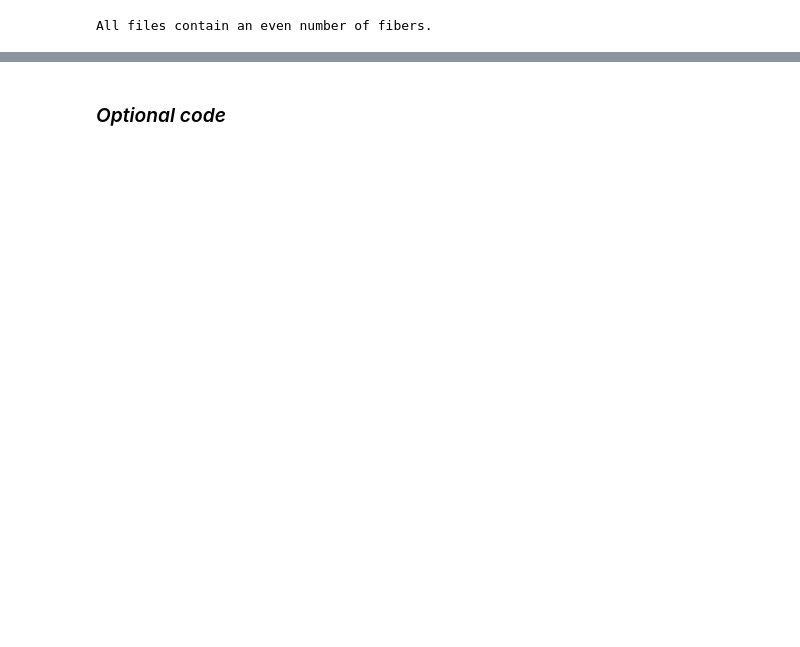
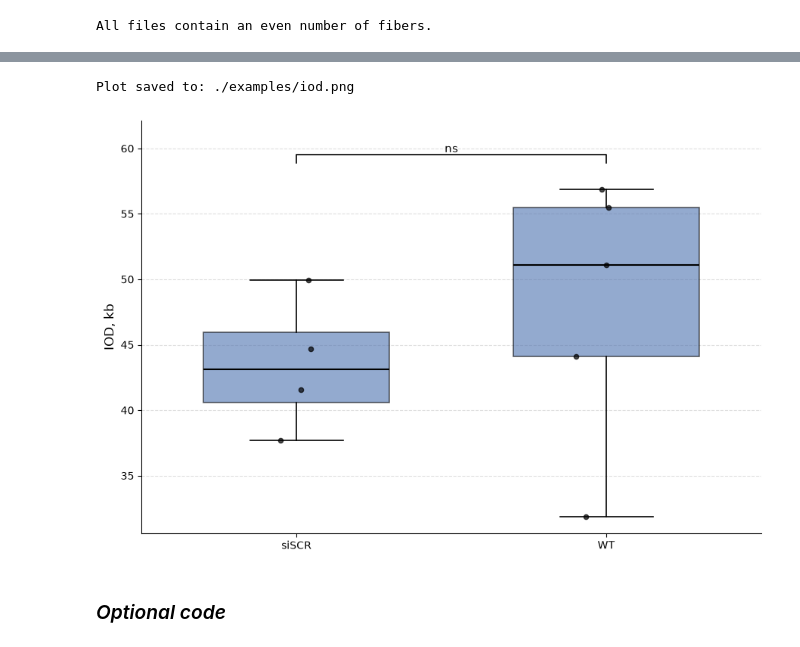
Before and after one commit to Lopatushka/DNA_fibers, a Jupyter notebook: data_agg.ipynb, the cells around one changed output, grey strips where cells are left out. Saved outputs shown, nothing was run; the diff lists cells and outputs as text; code cells hidden in the pictures; blank space fills up the shorter version.

```diff
--- a/data_agg.ipynb
+++ b/data_agg.ipynb
@@ -216,12 +248,15 @@ boxplot_with_statistics(data_plot = replication_speed,
 # %%
 boxplot_with_statistics(data_plot = iod_kb,
                             sample_order = ['siSCR', 'WT'],
                             var = 'IOD_kb',
-                            stats_plot = iod_u,
+                            stats_plot = u_iod,
                             y_axis = "IOD, kb",
                             save_dir = "./examples",
                             save_name = "iod",
                             ext = "png")
+# %% [output]
+Plot saved to: ./examples/iod.png
+[figure, added]
 # %% [markdown]
 ### *Optional code*
 # %%
```
Also changed, not shown: parts of 32 cells of this notebook, 2 other files.
